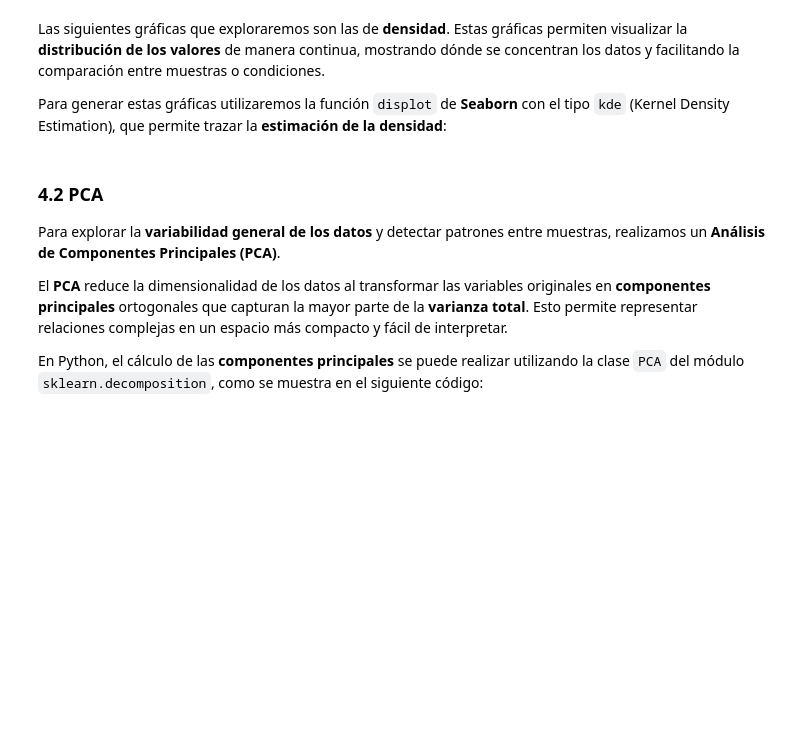
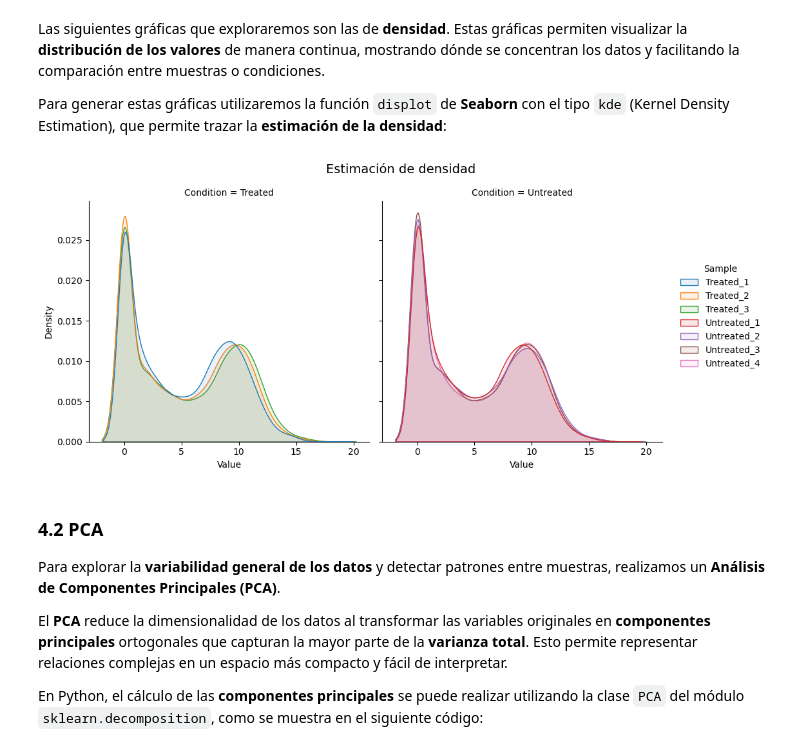
Before and after one commit to Hectorjlo/BioPython, a Jupyter notebook: src/AnalisisExpDif_vacio.ipynb, the cells around one changed output. Saved outputs shown, nothing was run; the diff lists cells and outputs as text; code cells hidden in the pictures; blank space fills up the shorter version.

```diff
--- a/src/AnalisisExpDif_vacio.ipynb
+++ b/src/AnalisisExpDif_vacio.ipynb
@@ -49,13 +49,9 @@ Para la lectura de los datos utilizaremos la biblioteca [`pandas`](https://panda
 # Cargar la biblioteca pandas
 import pandas as pd
 
-df_count = pd.read_csv(r"\Users\Alfa-\Documents\DocumentsH\CCG\BioPython\tmp\All_counts_pasilla.txt", sep="\t", index_col=0)
-display(df_count)
-
-
-
 
 
 # Imprimesión del número de renglones y columnas
-df_count.shape
+df_count = pd.read_csv('../tmp/All_counts_pasilla.txt', sep="\t", index_col=0)
+df_count
 # %% [output]
@@ -133,11 +204,22 @@ Las siguientes gráficas que exploraremos son las de **densidad**. Estas gráfic
 Para generar estas gráficas utilizaremos la función `displot` de **Seaborn** con el tipo `kde` (Kernel Density Estimation), que permite trazar la **estimación de la densidad**:
 # %%
 # Generando las gráficas de densidad
-
-
-
+graf = sns.displot(
+    data=df_log_melt,
+    x='Value',
+    hue='Sample',
+    col='Condition',
+    kind='kde',
+    fill=True,
+    alpha=0.1
+)
 
 #Agregando titulos
+graf.figure.suptitle('Estimación de densidad', fontsize=14)
+graf.tight_layout()
+plt.show()
+# %% [output]
+[figure, added]
 # %% [markdown]
 ### 4.2 PCA
 
```
Also changed, not shown: parts of 16 cells of this notebook, 1 other file.
